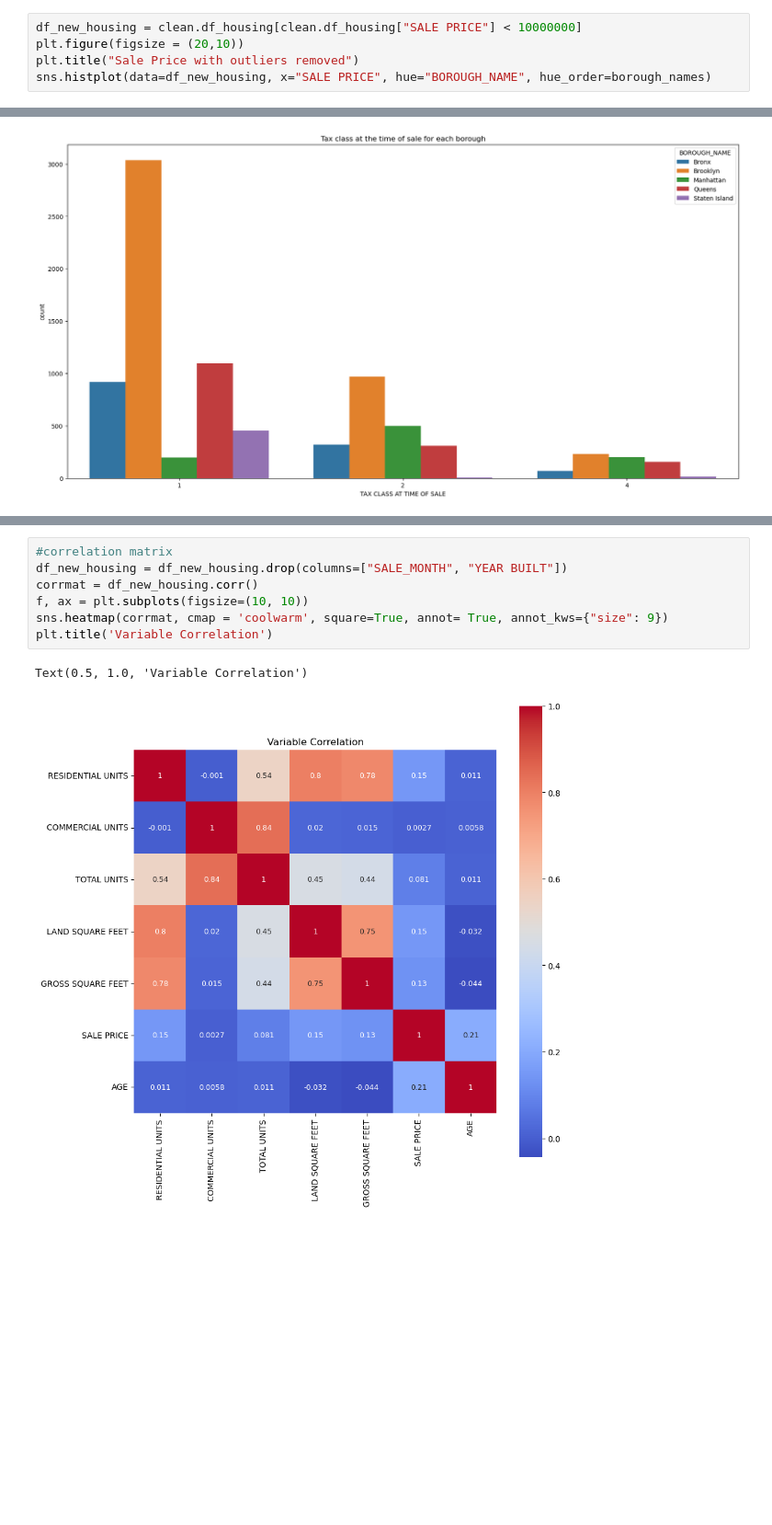
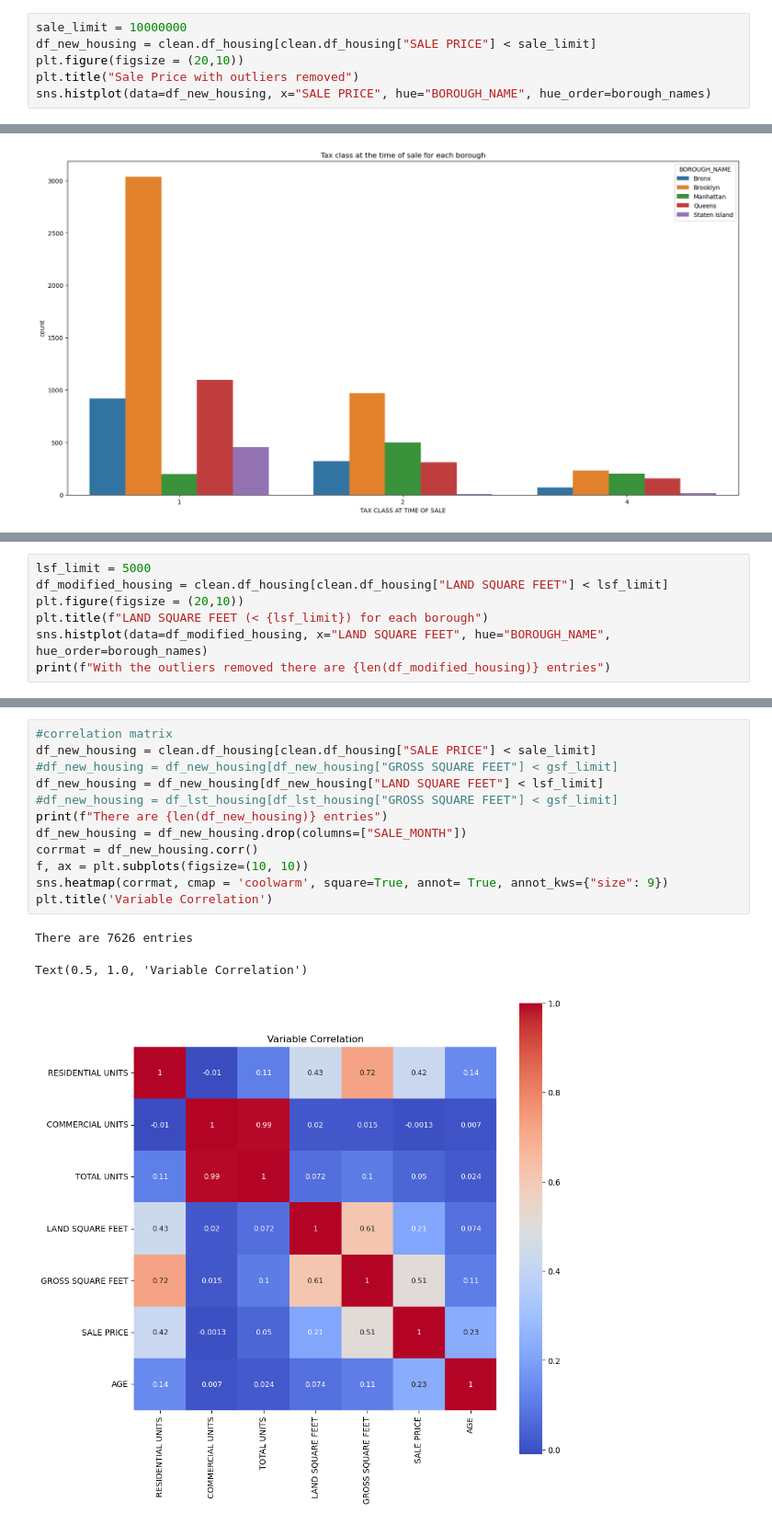
Before and after one commit to arame/MagnimindTask1, a Jupyter notebook: Task1_eda.ipynb, the cells around one changed output, grey strips where cells are left out. Shown at 92% size. Saved outputs shown, nothing was run; the diff lists cells and outputs as text; blank space fills up the shorter version.

```diff
--- a/Task1_eda.ipynb
+++ b/Task1_eda.ipynb
@@ -109,7 +132,8 @@ It is hard to see the distribution of Sales Prices because of the effect of the
 on the scaling of the chart.
 Here the exercise is repeated with the outliers removed.
 # %%
-df_new_housing = clean.df_housing[clean.df_housing["SALE PRICE"] < 10000000]
+sale_limit = 10000000
+df_new_housing = clean.df_housing[clean.df_housing["SALE PRICE"] < sale_limit]
 plt.figure(figsize = (20,10))
 plt.title("Sale Price with outliers removed")
 sns.histplot(data=df_new_housing, x="SALE PRICE", hue="BOROUGH_NAME", hue_order=borough_names)
@@ -148,0 +185,7 @@ sns.countplot(data=clean.df_housing, x="TAX CLASS AT TIME OF SALE", hue="BOROUGH
+# %%
+lsf_limit = 5000
+df_modified_housing = clean.df_housing[clean.df_housing["LAND SQUARE FEET"] < lsf_limit]
+plt.figure(figsize = (20,10))
+plt.title(f"LAND SQUARE FEET (< {lsf_limit}) for each borough")
+sns.histplot(data=df_modified_housing, x="LAND SQUARE FEET", hue="BOROUGH_NAME", hue_order=borough_names)
+print(f"With the outliers removed there are {len(df_modified_housing)} entries")
@@ -174,10 +283,16 @@ for name in borough_names:
 # %%
 #correlation matrix
-df_new_housing = df_new_housing.drop(columns=["SALE_MONTH", "YEAR BUILT"])
+df_new_housing = clean.df_housing[clean.df_housing["SALE PRICE"] < sale_limit]
+#df_new_housing = df_new_housing[df_new_housing["GROSS SQUARE FEET"] < gsf_limit]
+df_new_housing = df_new_housing[df_new_housing["LAND SQUARE FEET"] < lsf_limit]
+#df_new_housing = df_lst_housing[df_lst_housing["GROSS SQUARE FEET"] < gsf_limit]
+print(f"There are {len(df_new_housing)} entries")
+df_new_housing = df_new_housing.drop(columns=["SALE_MONTH"])
 corrmat = df_new_housing.corr()
 f, ax = plt.subplots(figsize=(10, 10))
 sns.heatmap(corrmat, cmap = 'coolwarm', square=True, annot= True, annot_kws={"size": 9})
 plt.title('Variable Correlation')
 # %% [output]
-Text(0.5, 1.0, 'Variable Correlation')
+There are 7626 entries
+Text(0.5, 1.0, 'Variable Correlation')
-[figure, old version]
+[figure, new version]
```
Also changed, not shown: parts of 29 cells of this notebook, 6 other files.
